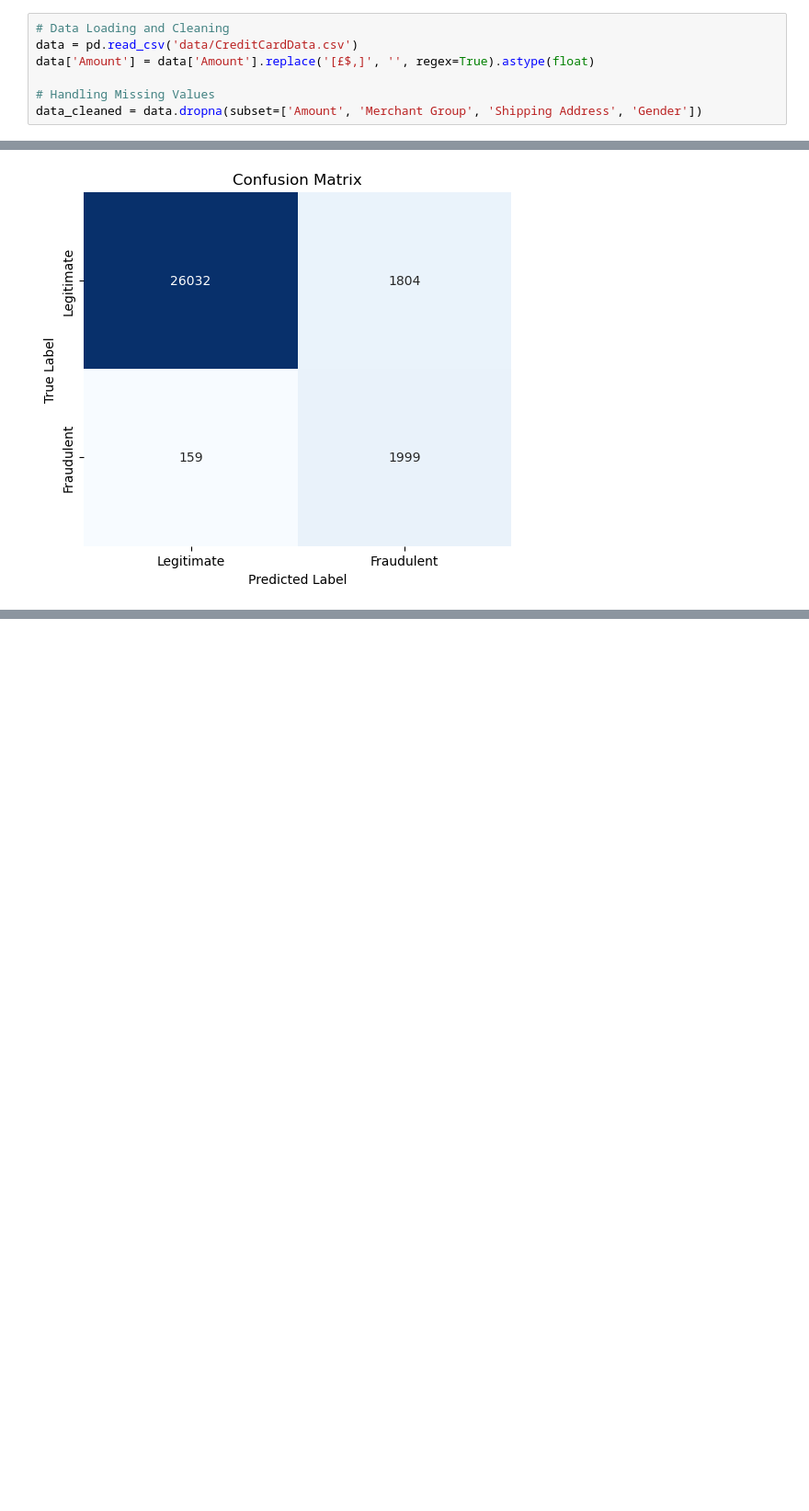
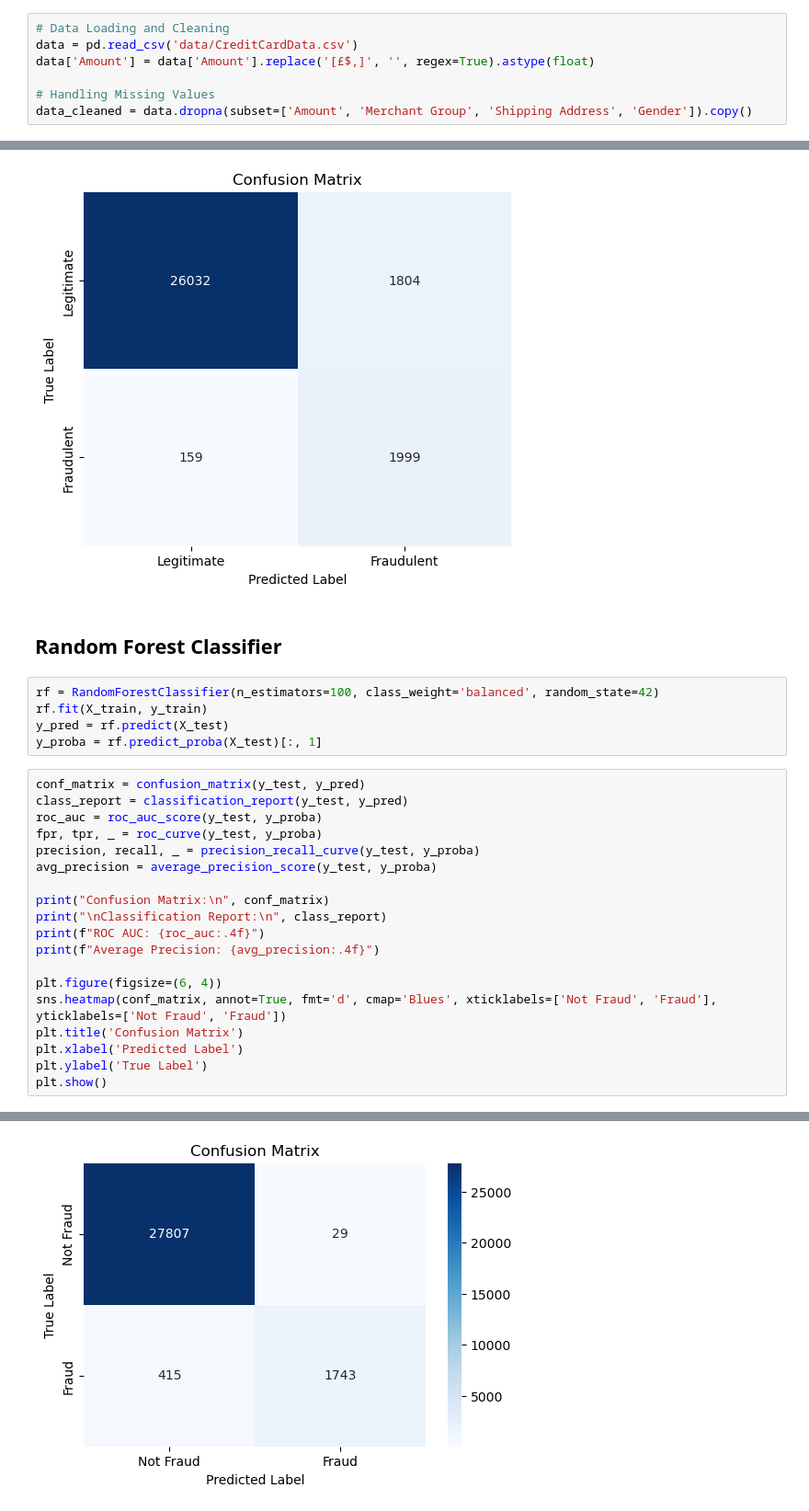
Before and after one commit to brianwells54/capstone, a Jupyter notebook: credit_card_fraud_detection.ipynb, the cells around one changed output, grey strips where cells are left out. Shown: that part at 92% size. Drawn from its saved outputs; the diff is of its cells as text; blank space fills up the shorter version.

```diff
--- a/credit_card_fraud_detection.ipynb
+++ b/credit_card_fraud_detection.ipynb
@@ -22,7 +31,7 @@ data = pd.read_csv('data/CreditCardData.csv')
 data['Amount'] = data['Amount'].replace('[£$,]', '', regex=True).astype(float)
 
 # Handling Missing Values
-data_cleaned = data.dropna(subset=['Amount', 'Merchant Group', 'Shipping Address', 'Gender'])
+data_cleaned = data.dropna(subset=['Amount', 'Merchant Group', 'Shipping Address', 'Gender']).copy()
 # %%
 # Exploratory Data Analysis (EDA)
 # %% [markdown]
@@ -394,3 +404,30 @@ ROC-AUC Score: 0.9745
 [figure]
 [figure]
 [figure]
+# %% [markdown]
+## Random Forest Classifier
+# %%
+rf = RandomForestClassifier(n_estimators=100, class_weight='balanced', random_state=42)
+rf.fit(X_train, y_train)
+y_pred = rf.predict(X_test)
+y_proba = rf.predict_proba(X_test)[:, 1]
+# %%
+conf_matrix = confusion_matrix(y_test, y_pred)
+class_report = classification_report(y_test, y_pred)
+roc_auc = roc_auc_score(y_test, y_proba)
+fpr, tpr, _ = roc_curve(y_test, y_proba)
+precision, recall, _ = precision_recall_curve(y_test, y_proba)
+avg_precision = average_precision_score(y_test, y_proba)
+
+print("Confusion Matrix:\n", conf_matrix)
+print("\nClassification Report:\n", class_report)
+print(f"ROC AUC: {roc_auc:.4f}")
+print(f"Average Precision: {avg_precision:.4f}")
+
+plt.figure(figsize=(6, 4))
+sns.heatmap(conf_matrix, annot=True, fmt='d', cmap='Blues', xticklabels=['Not Fraud', 'Fraud'], yticklabels=['Not Fraud', 'Fraud'])
+plt.title('Confusion Matrix')
+plt.xlabel('Predicted Label')
+plt.ylabel('True Label')
+plt.show()
+# %% [output]
@@ -396,0 +450 @@ ROC-AUC Score: 0.9745
+[figure, added]
```
Also changed, not shown: parts of 23 cells of this notebook.
